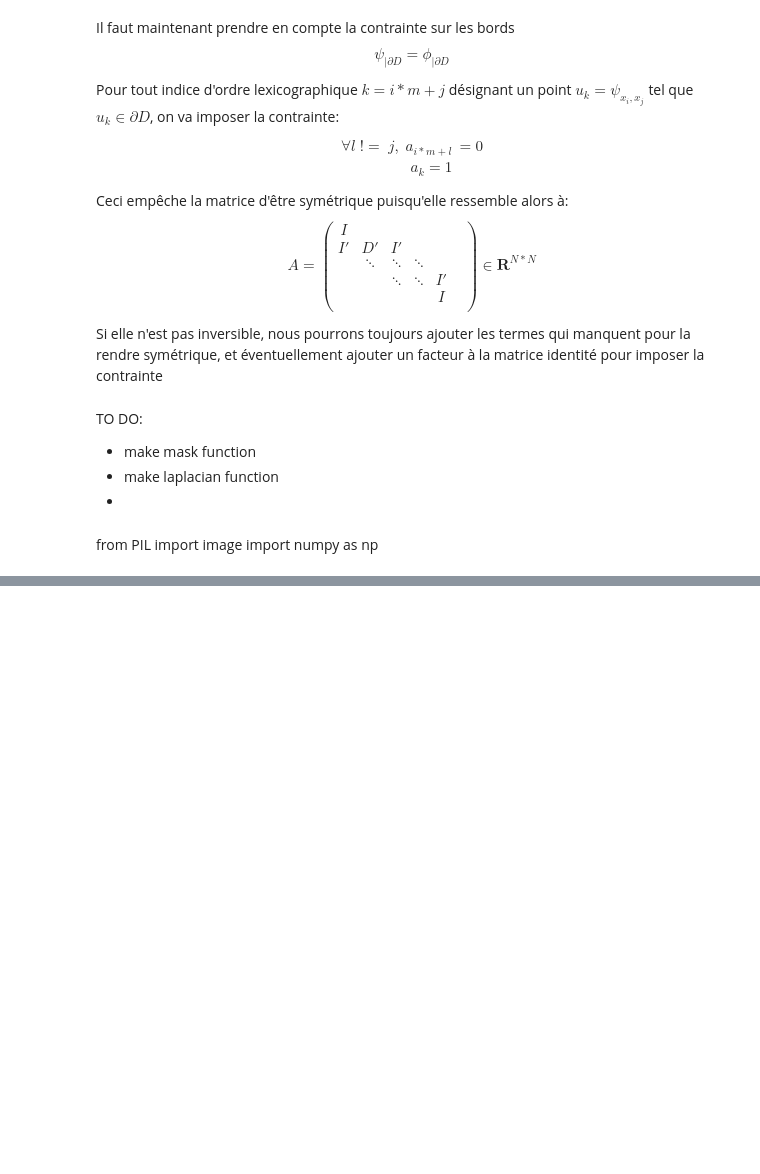
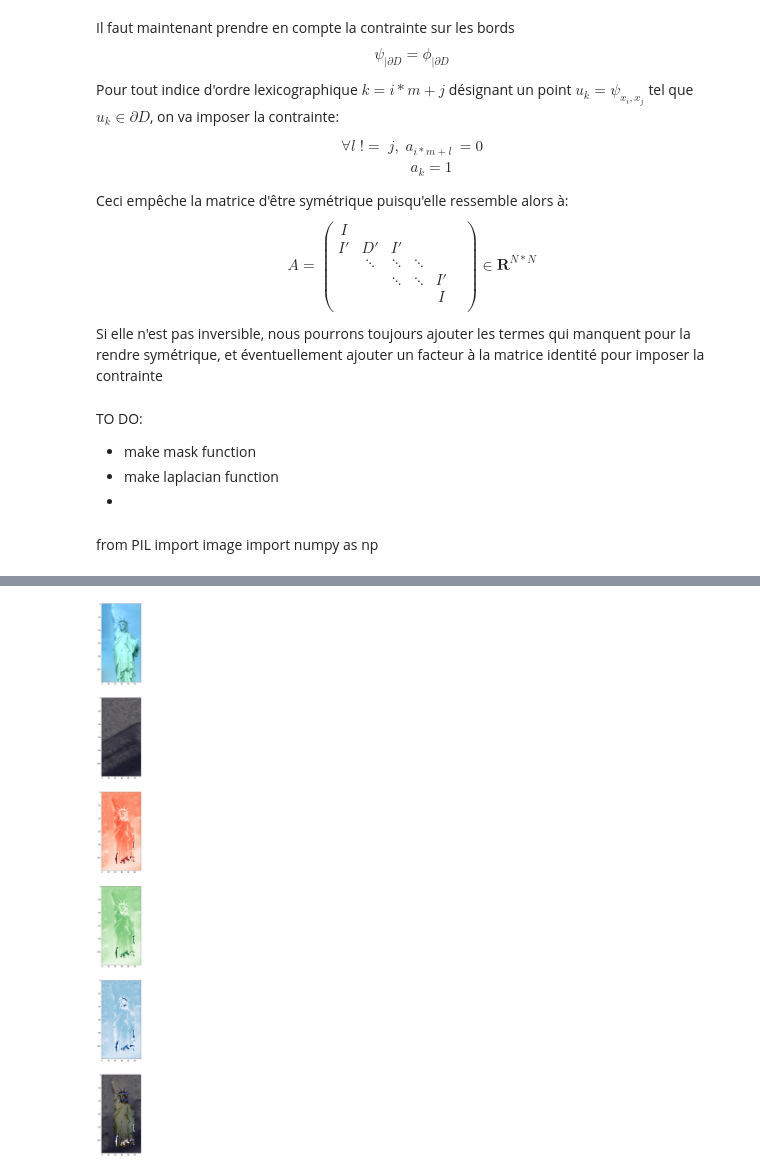
Before and after one commit to trenaudie/Poisson-Image-Editing, a Jupyter notebook: poisson-image.ipynb, the cells around one changed output, grey strips where cells are left out. Saved outputs shown, nothing was run; the diff lists cells and outputs as text; code cells hidden in the pictures; blank space fills up the shorter version.

```diff
--- a/poisson-image.ipynb
+++ b/poisson-image.ipynb
@@ -227,19 +254,19 @@ lapAfinal(4,4,im3[:4,:4]) """
 # %%
 #b has (DeltaChi on D, Phi on boundary)
-def make_b(m,n,source, target, mask):
-   assert(type(source) == np.ndarray and source.ndim == 1)
-   assert(type(target) == np.ndarray and target.ndim == 1)
-   print("building A")
-   A = lapAfinal(m,n, mask)
-   print("A built")
+def make_b(m,n,source, target):
+   mask = make_mask(m,n)
+   assert(type(source) == np.ndarray and source.ndim <= 2)
+   assert(type(target) == np.ndarray and target.ndim <= 2)
+   A = lapAfinal(m,n)
 
 
    logging.info("Calculating A @ source")
-   print(f"{A[mask].shape=}")
-   print(f"{source[mask].shape=}")
+   print(A.shape)
+   print(source.shape)
    b = A @ source
    b[mask==0] = target[mask==0]
-   #Boundary condition b = target on the boundary
 
-   logging.info("Entering boundary data")
    return b
+source0 = np.ones(shape = (9,))
+target0 = np.ones(shape = (9,))*10
+make_b(3,3,source0,target0)
@@ -299,0 +275,74 @@ source[mask].shape=(9504,)
+# %%
+
+def solve():
+   """source = Image.open("images/objects.jpeg")
+   source_y,source_x = 1400,1600
+   source_width, source_height = 50,200
+   source = source.crop((source_x,source_y,source_x+source_width, source_y+source_height)) """
+   source = Image.open('figs/possion1.png')
+   source = source.crop((270,180,330,300))
+   #source.show()
+   source = np.asarray(source)
+   m,n = source.shape[:2]
+
+   source_dict = {'Reds':source[::,::,0], 'Greens' :source[::,::,1],'Blues': source[::,::,2] }
+
+   #make target rectangle of the same size as source
+   target = Image.open("images/objects-final.jpeg")
+   target_y,target_x =  1000,1000
+   target = target.crop((target_x,target_y, target_x+n, target_y+m))
+   #target.show()
+   target=np.asarray(target)
+   target_dict = {'Reds':target[::,::,0], 'Greens' :target[::,::,1],'Blues': target[::,::,2] }
+   final_dict = {}
+   #testing with just the grey version #[0.2989, 0.5870, 0.1140]
+   """
+   source_grey = rgb2gray(source)
+   target_grey = rgb2gray(target)
+   assert(source_grey.ndim == 2 )
+
+
+
+   source_grey = source_grey.flatten()
+   target_grey = target_grey.flatten()
+
+   A = lapAfinal(m,n)
+   b = make_b(m,n,source_grey,target_grey)
+   u = np.linalg.solve(A,b)*255
+   u = u.reshape((m,n)).astype('uint8')
+   u[u<0] = 0
+   u[u>255] = 255
+   fig, axes = plt.subplots(3, figsize = (10,30))
+   axes[0].imshow(u, cmap = 'gray', vmin = 0, vmax = 255) """
+
+   #testing with all three versions
+   fig, axes = plt.subplots(6, figsize = (10,60))
+   #the first two plots are source then target
+   axes[0].imshow(source)
+   axes[1].imshow(target)
+   for i,c in enumerate(source_dict.keys()):
+      source = source_dict[c]
+      target = target_dict[c]
+      assert(source.ndim == 2 )
+      source = source.flatten()
+      target = target.flatten()
+
+      A = lapAfinal(m,n)
+      b = make_b(m,n,source,target)
+      u = np.linalg.solve(A,b)
+      u = u.reshape((m,n)).astype('uint8')
+      mean = u.mean()
+      u[u<0] = u.mean()
+      u[u>255] = u.mean()
+      axes[i+2].imshow(u, cmap = c, vmin = 0, vmax = 255)
+      final_dict[c] = u
+
+   final_arr = np.dstack(final_dict.values())
+   axes[5].imshow(final_arr, vmin = 0, vmax = 255)
+
+
+
+   #merging them together
+
+solve()
+# %% [output]
@@ -299,0 +370 @@ source[mask].shape=(9504,)
+[figure, added]
```
Also changed, not shown: parts of 9 cells of this notebook, 9 other files.
